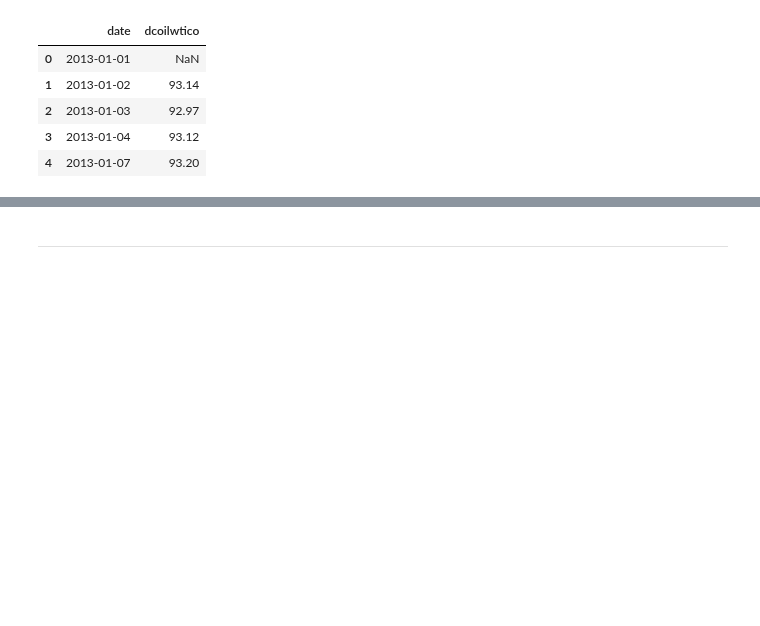
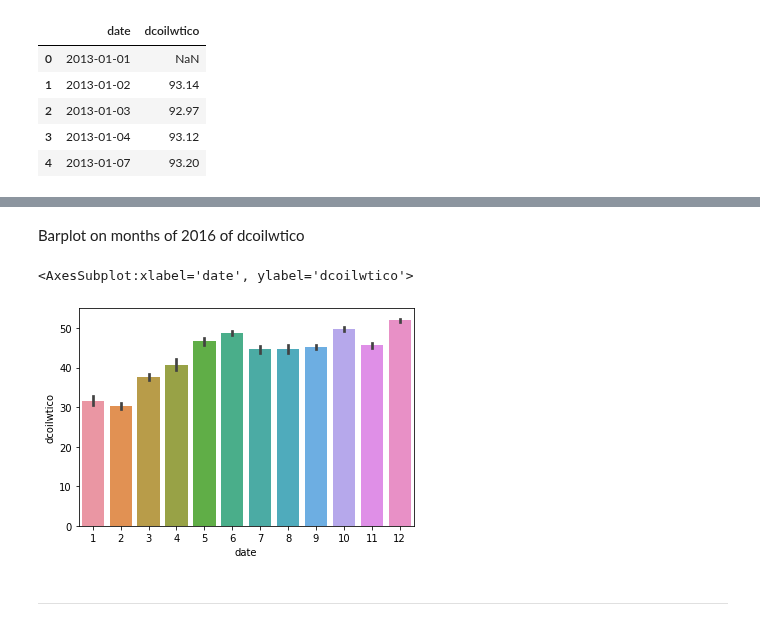
Before and after one commit to didine13/forecasting_for_sales, a Jupyter notebook: notebooks/nhouyvanisvong_dataexplo2.ipynb, the cells around one changed output, grey strips where cells are left out. Cells and saved outputs as stored; diff of their text form; code cells hidden in the pictures; blank space fills up the shorter version.

```diff
--- a/notebooks/nhouyvanisvong_dataexplo2.ipynb
+++ b/notebooks/nhouyvanisvong_dataexplo2.ipynb
@@ -130,3 +157,10 @@ memory usage: 19.2+ KB
+# %% [markdown]
+Barplot on months of 2016 of dcoilwtico
+# %%
+sns.barplot(x=oil_data_2016.date.dt.month, y=oil_data_2016['dcoilwtico'])
+# %% [output]
+<AxesSubplot:xlabel='date', ylabel='dcoilwtico'>
+[figure, added]
 # %% [markdown]
 ---
 # %% [markdown]
```
Also changed, not shown: parts of 20 cells of this notebook.
